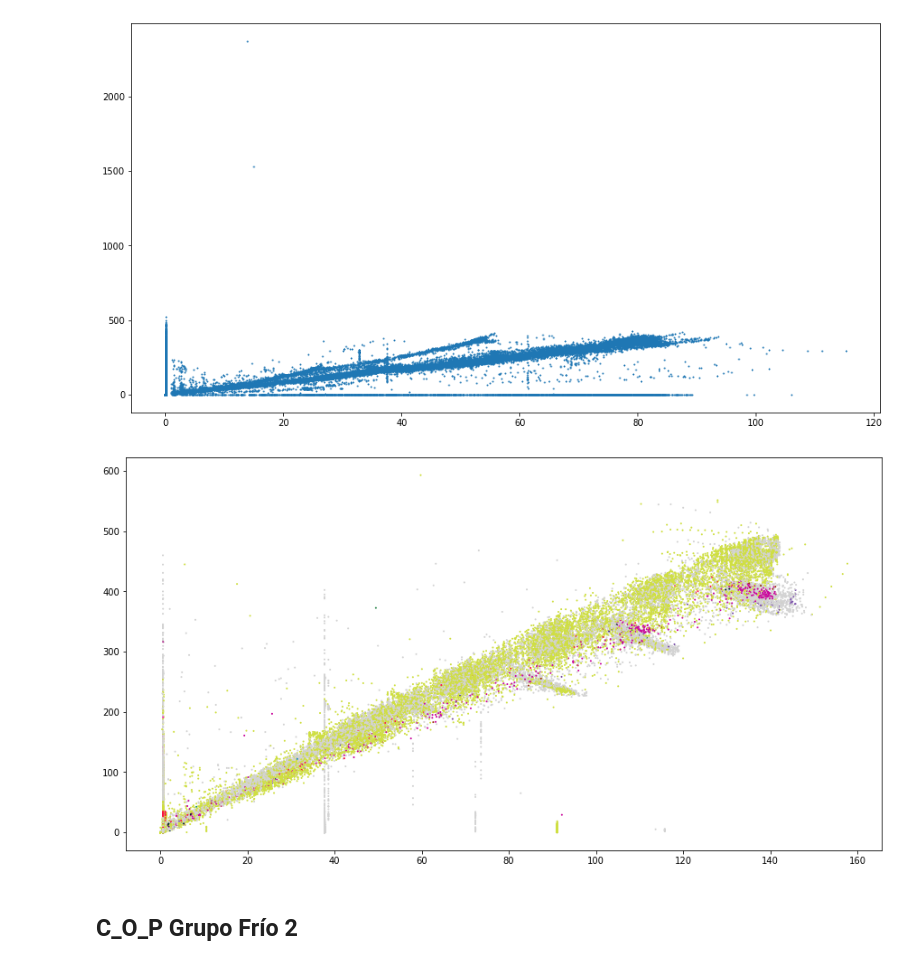
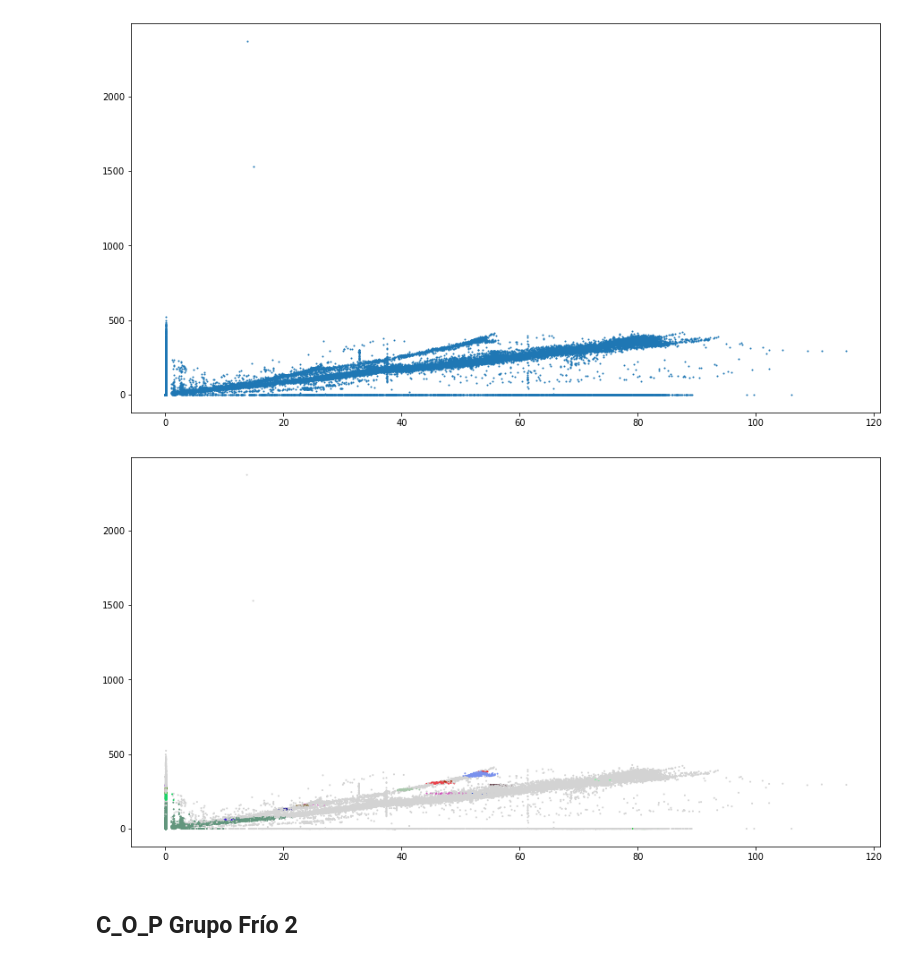
Before and after one commit to douglasag17/ML-SmartBuildings, a Jupyter notebook: AprendizajeNoSupervisado/DBSCAN_COP .ipynb, the cells around one changed output. Cells and saved outputs as stored; diff of their text form; code cells hidden in the pictures.

Commit message:
correccion grafica cop frio 1

```diff
--- a/AprendizajeNoSupervisado/DBSCAN_COP .ipynb
+++ b/AprendizajeNoSupervisado/DBSCAN_COP .ipynb
@@ -215,9 +215,9 @@ plt.scatter(X_frio1[:,0], X_frio1[:,1], s = 1)
 <matplotlib.collections.PathCollection at 0x...>
 [figure]
 # %%
-grafica_clusters(dataFelipe, labels_frio1, n_clusters_frio1)
+grafica_clusters(dataFrio1, labels_frio1, n_clusters_frio1)
 # %% [output]
-[figure, old version]
+[figure, new version]
 # %% [markdown]
 ## C_O_P Grupo Frío 2
 # %%
```
Also changed, not shown: parts of 3 cells of this notebook.
